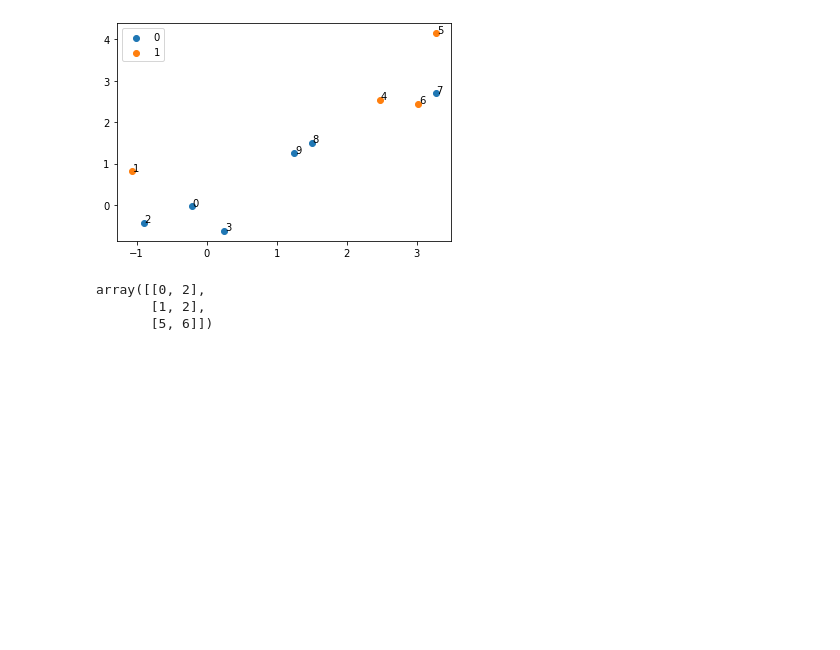
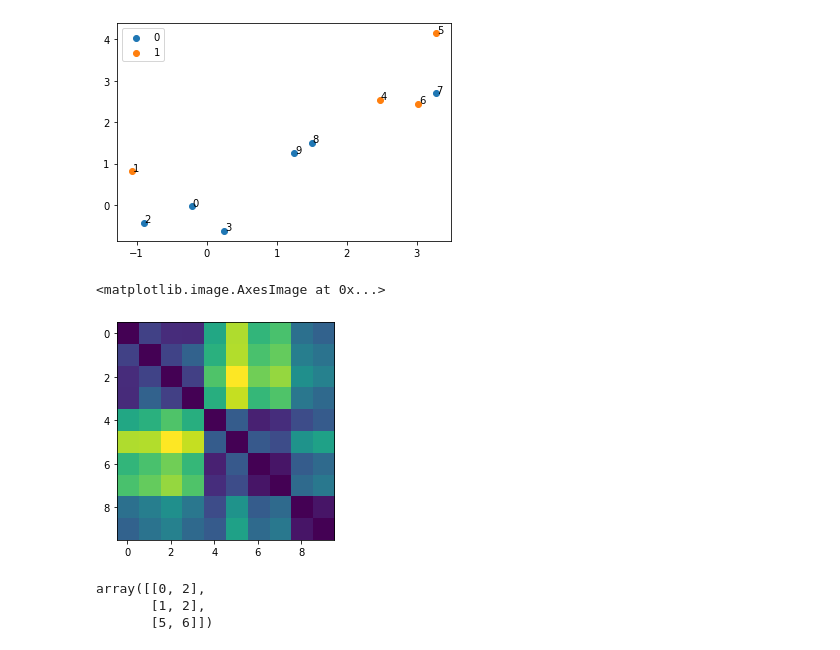
Before and after one commit to doltonfernandes/CVIT, a Jupyter notebook: Day8/Clustering.ipynb, the cells around one changed output. Saved outputs shown, nothing was run; the diff lists cells and outputs as text; code cells hidden in the pictures; blank space fills up the shorter version.

```diff
--- a/Day8/K_Mean.ipynb
+++ b/Day8/Clustering.ipynb
@@ -39,6 +39,12 @@ def heatmap(grid, xlabels, ylabels, xrot=90):
     plt.imshow(grid, cmap=cmap)
     plt.xticks(np.arange(0,grid.shape[1],step=1), xlabels, rotation=xrot)
     plt.yticks(np.arange(0, grid.shape[0], step=1), ylabels)
+# %%
+from sklearn.metrics.pairwise import euclidean_distances
+plt.imshow(euclidean_distances(points,points))
+# %% [output]
+<matplotlib.image.AxesImage at 0x...>
+[figure, added]
 # %%
 def initialise(points, K):
   x = np.random.choice(range(len(points)), size=K, replace=False)
```
Also changed, not shown: 1 other file.
